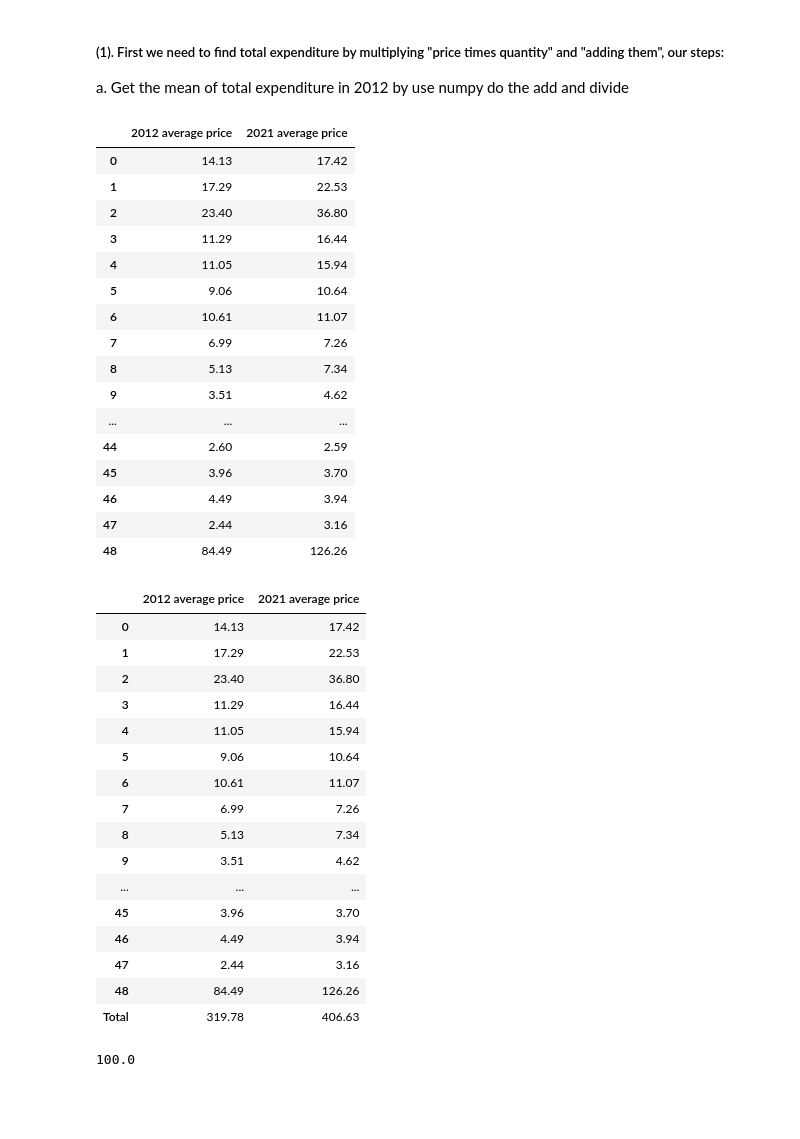
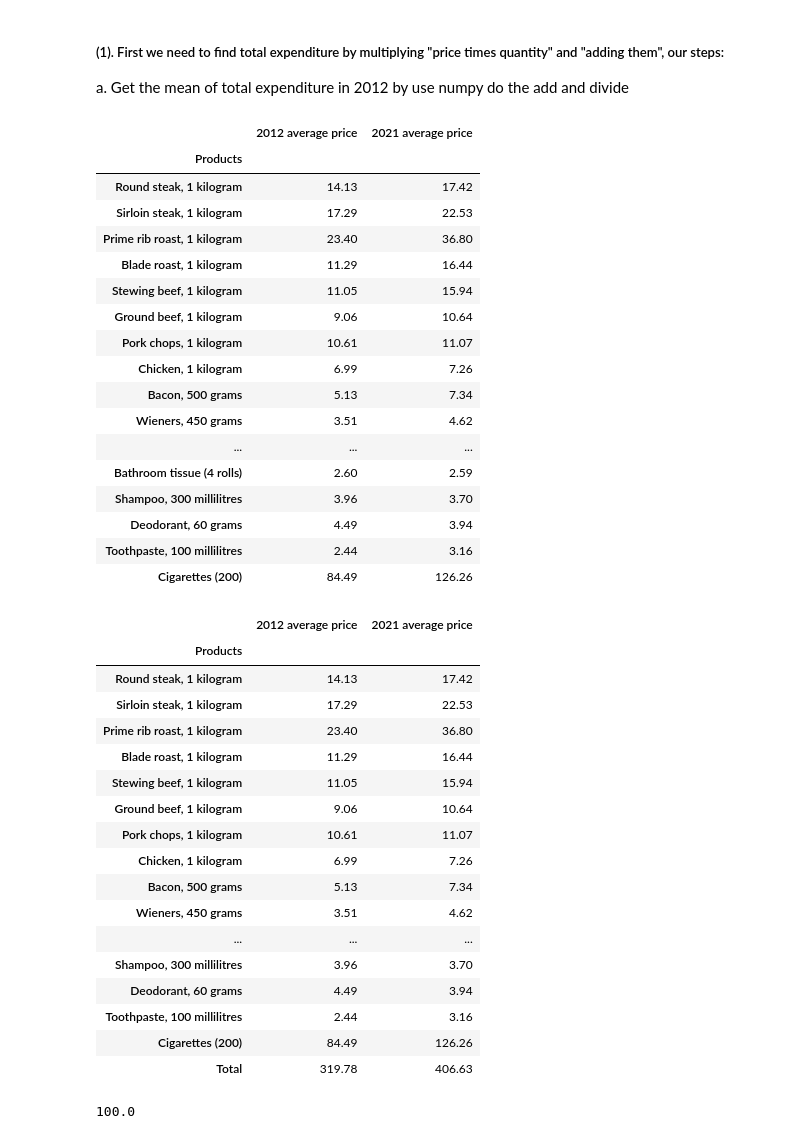
Before and after one commit to Jamie0810/Exploratory-Data-Analysis, a Jupyter notebook: cpi_analysis.ipynb, the cells around one changed output. Drawn from its saved outputs; the diff is of its cells as text; code cells hidden in the pictures; blank space fills up the shorter version.

```diff
--- a/cpi_analysis.ipynb
+++ b/cpi_analysis.ipynb
@@ -296,70 +296,74 @@ use numpy do the add and divide
 Or using numpy, for example:
 import numpy as np
 df['2012'] = np.sum(df[['January 2012', 'February 2012']], axis=1)
 '''
 
 year_2012 = df.columns[1:13]
 year_2021 = df.columns[110:]
 
 # Add new columns
 # df['2012'] = df[year_2012].sum(axis=1).div(12)
 # df.insert(loc=1, column='2012 average price', value=average_price_2012)
 # df.insert(loc=2, column='2021 average price', value=average_price_2021)
 # df
 
 
 # sum the price, divide by 12 months and only get 2 decimal places
 average_price_2012 = round(df[year_2012].sum(axis=1).div(12), 2)
 average_price_2021 = round(df[year_2021].sum(axis=1).div(12), 2)
 
 
 
 # Create a new DataFrame
 data = {'2012 average price': average_price_2012.tolist(),
         '2021 average price': average_price_2021.tolist()}
 
 price_by_year_df = pd.DataFrame(data)
+price_by_year_df['Products'] = df['Products'].tolist()
+price_by_year_df = price_by_year_df.set_index('Products')
 
 price_by_year_df
 # %% [output]
 |  | 2012 average price | 2021 average price |
-| 0 | 14.13 | 17.42 |
-| 1 | 17.29 | 22.53 |
-| 2 | 23.40 | 36.80 |
-| 3 | 11.29 | 16.44 |
-| 4 | 11.05 | 15.94 |
-| 5 | 9.06 | 10.64 |
-| 6 | 10.61 | 11.07 |
-| 7 | 6.99 | 7.26 |
-| 8 | 5.13 | 7.34 |
-| 9 | 3.51 | 4.62 |
+| Products |  |  |
+| Round steak, 1 kilogram | 14.13 | 17.42 |
+| Sirloin steak, 1 kilogram | 17.29 | 22.53 |
+| Prime rib roast, 1 kilogram | 23.40 | 36.80 |
+| Blade roast, 1 kilogram | 11.29 | 16.44 |
+| Stewing beef, 1 kilogram | 11.05 | 15.94 |
+| Ground beef, 1 kilogram | 9.06 | 10.64 |
+| Pork chops, 1 kilogram | 10.61 | 11.07 |
+| Chicken, 1 kilogram | 6.99 | 7.26 |
+| Bacon, 500 grams | 5.13 | 7.34 |
+| Wieners, 450 grams | 3.51 | 4.62 |
 | ... | ... | ... |
-| 44 | 2.60 | 2.59 |
-| 45 | 3.96 | 3.70 |
-| 46 | 4.49 | 3.94 |
-| 47 | 2.44 | 3.16 |
-| 48 | 84.49 | 126.26 |
+| Bathroom tissue (4 rolls) | 2.60 | 2.59 |
+| Shampoo, 300 millilitres | 3.96 | 3.70 |
+| Deodorant, 60 grams | 4.49 | 3.94 |
+| Toothpaste, 100 millilitres | 2.44 | 3.16 |
+| Cigarettes (200) | 84.49 | 126.26 |
 # %%
 total = price_by_year_df.sum()
 price_by_year_df.loc['Total'] = total
 price_by_year_df
 # %% [output]
 |  | 2012 average price | 2021 average price |
-| 0 | 14.13 | 17.42 |
-| 1 | 17.29 | 22.53 |
-| 2 | 23.40 | 36.80 |
-| 3 | 11.29 | 16.44 |
-| 4 | 11.05 | 15.94 |
-| 5 | 9.06 | 10.64 |
-| 6 | 10.61 | 11.07 |
-| 7 | 6.99 | 7.26 |
-| 8 | 5.13 | 7.34 |
-| 9 | 3.51 | 4.62 |
+| Products |  |  |
+| Round steak, 1 kilogram | 14.13 | 17.42 |
+| Sirloin steak, 1 kilogram | 17.29 | 22.53 |
+| Prime rib roast, 1 kilogram | 23.40 | 36.80 |
+| Blade roast, 1 kilogram | 11.29 | 16.44 |
+| Stewing beef, 1 kilogram | 11.05 | 15.94 |
+| Ground beef, 1 kilogram | 9.06 | 10.64 |
+| Pork chops, 1 kilogram | 10.61 | 11.07 |
+| Chicken, 1 kilogram | 6.99 | 7.26 |
+| Bacon, 500 grams | 5.13 | 7.34 |
+| Wieners, 450 grams | 3.51 | 4.62 |
 | ... | ... | ... |
-| 45 | 3.96 | 3.70 |
-| 46 | 4.49 | 3.94 |
-| 47 | 2.44 | 3.16 |
-| 48 | 84.49 | 126.26 |
+| Shampoo, 300 millilitres | 3.96 | 3.70 |
+| Deodorant, 60 grams | 4.49 | 3.94 |
+| Toothpaste, 100 millilitres | 2.44 | 3.16 |
+| Cigarettes (200) | 84.49 | 126.26 |
 | Total | 319.78 | 406.63 |
 # %%
 # Find the CPI in 2012: (expenditure_mean_2012/expenditure_mean_2012)*100
```
